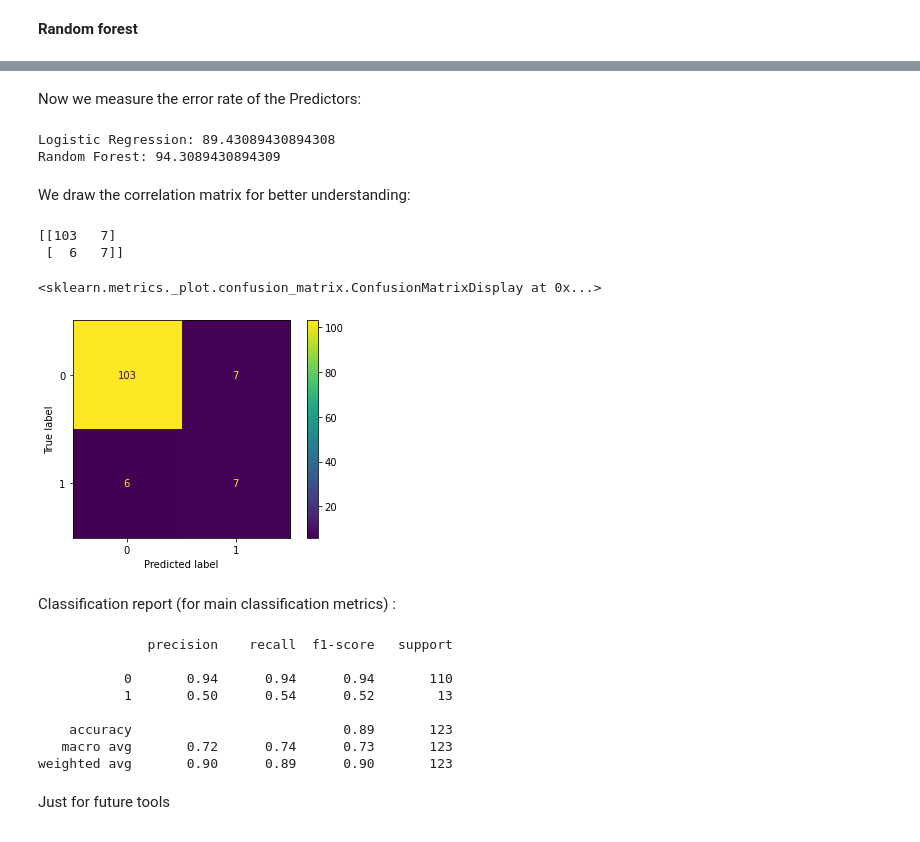
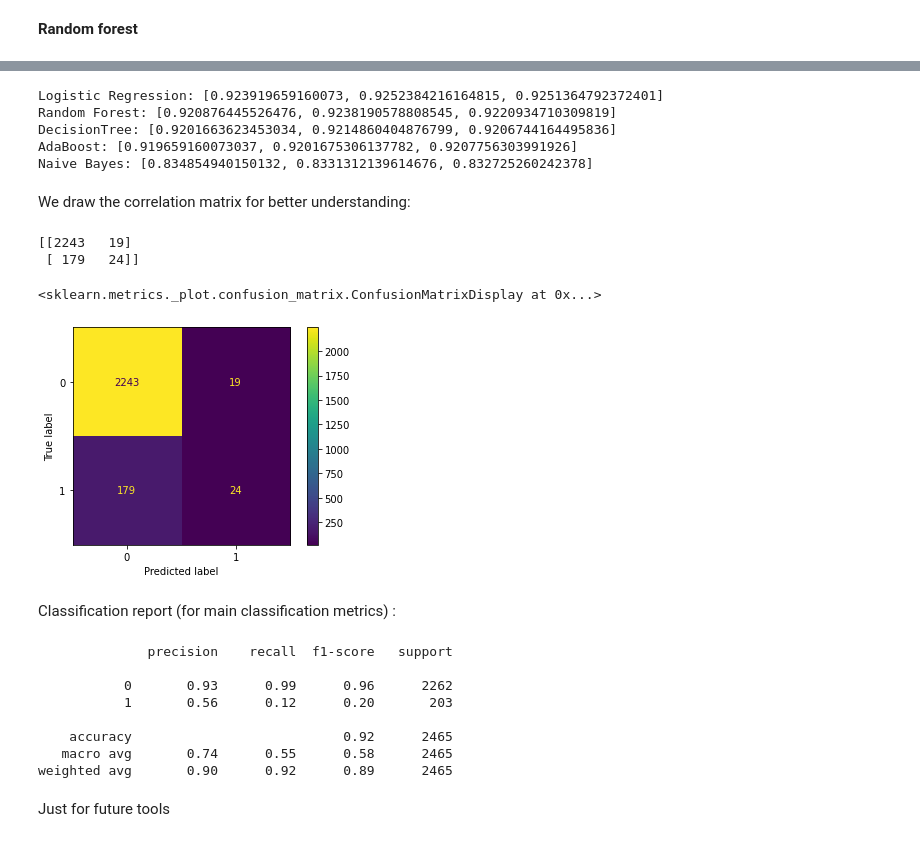
Before and after one commit to qavams/Final_project, a Jupyter notebook: Notebook/Release.ipynb, the cells around one changed output, grey strips where cells are left out. Saved outputs shown, nothing was run; the diff lists cells and outputs as text; code cells hidden in the pictures.

```diff
--- a/Notebook/Release.ipynb
+++ b/Notebook/Release.ipynb
@@ -35,7 +39,7 @@ One of the ways to reduce the data dimensions and clean the data is to remove th
 # %%
 
 #Here, because we have little processing power, we had to delete some data.
-dataset2=dataset1.drop(dataset1.index[500:10001])
+dataset2=dataset1.drop(dataset1.index[10000:10001])
 
 #Here, we are going to delete the columns that we don't need.
 dataset3=dataset2[["Gender",'Age','Race1','Education','MaritalStatus','Work','Weight','Height','BMI','BPSysAve','BPDiaAve','DirectChol','TotChol','PhysActive','Diabetes']]
@@ -424,46 +487,50 @@ YP_RandomF = ranfor.predict(XTest)
-# %% [markdown]
-Now we measure the error rate of the Predictors:
-# %%
-from sklearn.metrics import accuracy_score
-
-ACC_LOG_Regres = accuracy_score(YTest, YPredictionRegres)
-print("Logistic Regression: " + str(ACC_LOG_Regres * 100))
-
-ACC_Random_F = accuracy_score(YTest, YP_RandomF)
-print("Random Forest: " + str(ACC_Random_F * 100))
-# %% [output]
-Logistic Regression: 89.43089430894308
-Random Forest: 94.3089430894309
+# %%
+print("Logistic Regression: " + str(logreg_acc))
+print("Random Forest: " + str(ranfor_acc))
+print("DecisionTree: " + str(DecTree_acc))
+print("AdaBoost: " + str(AdaBoost_acc))
+print("Naive Bayes: " + str(nb_acc))
+# %% [output]
+Logistic Regression: [0.923919659160073, 0.9252384216164815, 0.9251364792372401]
+Random Forest: [0.920876445526476, 0.9238190578808545, 0.9220934710309819]
+DecisionTree: [0.9201663623453034, 0.9214860404876799, 0.9206744164495836]
+AdaBoost: [0.919659160073037, 0.9201675306137782, 0.9207756303991926]
+Naive Bayes: [0.834854940150132, 0.8331312139614676, 0.832725260242378]
 # %% [markdown]
 We draw the correlation matrix for better understanding:
 # %%
 
 from sklearn.metrics import confusion_matrix, ConfusionMatrixDisplay
 
-cm = confusion_matrix(YTest, YPredictionRegres, labels=None)
+
+#In the models, we put test data to make predictions for us.
+
+YP_logreg = logreg.predict(XTest)
+
+cm = confusion_matrix(YTest, YP_logreg, labels=None)
 print(cm)
 disp = ConfusionMatrixDisplay(confusion_matrix=cm)
 disp.plot()
 # %% [output]
-[[103   7]
- [  6   7]]
+[[2243   19]
+ [ 179   24]]
 <sklearn.metrics._plot.confusion_matrix.ConfusionMatrixDisplay at 0x...>
-[figure, old version]
+[figure, new version]
 # %% [markdown]
 Classification report (for main classification metrics) :
 # %%
 
 from sklearn.metrics import classification_report
-print(classification_report(YTest, YPredictionRegres))
+print(classification_report(YTest, YP_logreg))
 # %% [output]
               precision    recall  f1-score   support
 
-           0       0.94      0.94      0.94       110
-           1       0.50      0.54      0.52        13
+           0       0.93      0.99      0.96      2262
+           1       0.56      0.12      0.20       203
 
-    accuracy                           0.89       123
-   macro avg       0.72      0.74      0.73       123
-weighted avg       0.90      0.89      0.90       123
+    accuracy                           0.92      2465
+   macro avg       0.74      0.55      0.58      2465
+weighted avg       0.90      0.92      0.89      2465
 # %% [markdown]
 Just for future tools
 # %%
```
Also changed, not shown: parts of 28 cells of this notebook.
